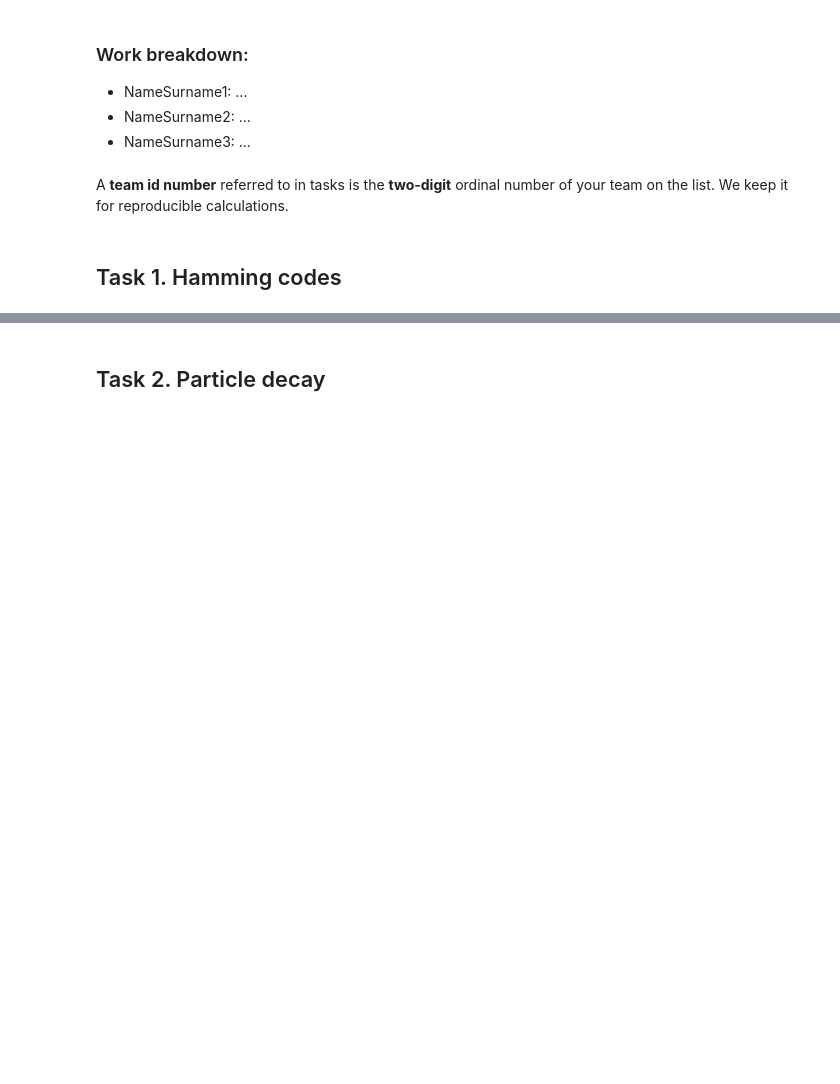
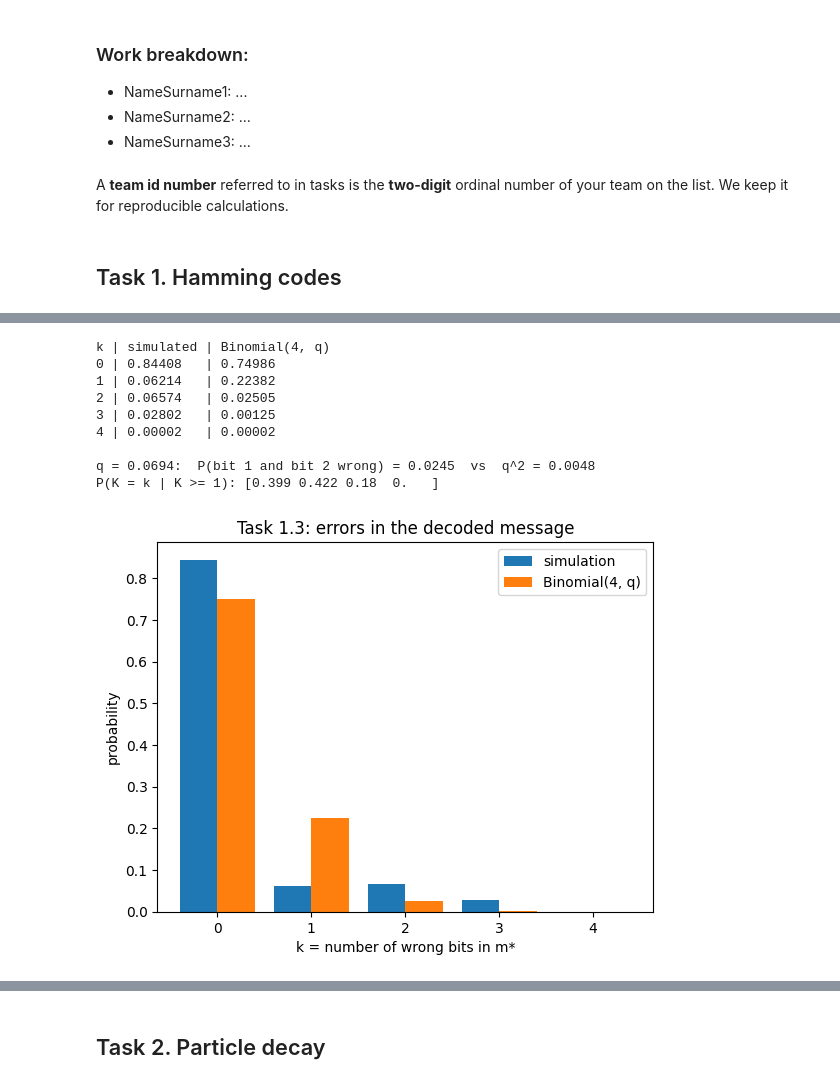
Before and after one commit to AnnaKravchenk0/lab2, a Jupyter notebook: RV-CLT-PS-Lab2-team33.ipynb, the cells around one changed output, grey strips where cells are left out. Drawn from its saved outputs; the diff is of its cells as text; code cells hidden in the pictures; blank space fills up the shorter version.

```diff
--- a/RV-CLT-PS-Lab2-team33.ipynb
+++ b/RV-CLT-PS-Lab2-team33.ipynb
@@ -243,3 +150,33 @@ P(bit 3 & bit 4 wrong) = 0.0252   vs  product of marginals = 0.0049
+# %%
+wrong = (m != m_star)                       # N x 4 table: is decoded bit j wrong?
+k = wrong.sum(axis=1)                       # number of wrong bits per message
+freq = np.bincount(k, minlength=5) / N
+
+q = wrong.mean()                            # P(a decoded bit is wrong); same for every position
+binom_pmf = binom.pmf(np.arange(5), 4, q)   # what Binomial(4, q) would give
+print("k | simulated | Binomial(4, q)")
+for j in range(5):
+    print(f"{j} | {freq[j]:.5f}   | {binom_pmf[j]:.5f}")
+
+both = (wrong[:, 0] & wrong[:, 1]).mean()   # are bits 1 and 2 wrong independently?
+print(f"\nq = {q:.4f}:  P(bit 1 and bit 2 wrong) = {both:.4f}  vs  q^2 = {q**2:.4f}")
+print("P(K = k | K >= 1):", np.round(freq[1:] / freq[1:].sum(), 3))
+
+plt.bar(np.arange(5) - 0.2, freq, width=0.4, label="simulation")
+plt.bar(np.arange(5) + 0.2, binom_pmf, width=0.4, label="Binomial(4, q)")
+plt.xlabel("k = number of wrong bits in m*"); plt.ylabel("probability"); plt.legend()
+plt.title("Task 1.3: errors in the decoded message"); plt.show()
+# %% [output]
+k | simulated | Binomial(4, q)
+0 | 0.84408   | 0.74986
+1 | 0.06214   | 0.22382
+2 | 0.06574   | 0.02505
+3 | 0.02802   | 0.00125
+4 | 0.00002   | 0.00002
+
+q = 0.0694:  P(bit 1 and bit 2 wrong) = 0.0245  vs  q^2 = 0.0048
+P(K = k | K >= 1): [0.399 0.422 0.18  0.   ]
+[figure, added]
 # %% [markdown]
 #### Task 1.3: number of wrong bits in the decoded message
 
```
Also changed, not shown: parts of 25 cells of this notebook, 1 other file.
